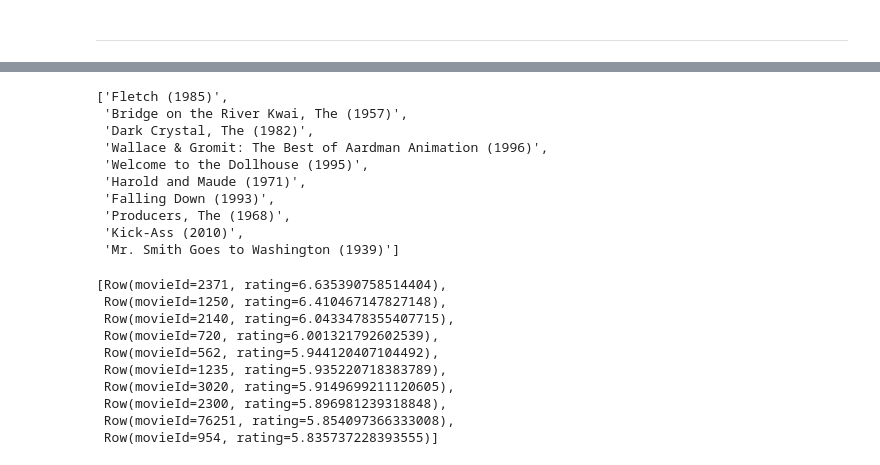
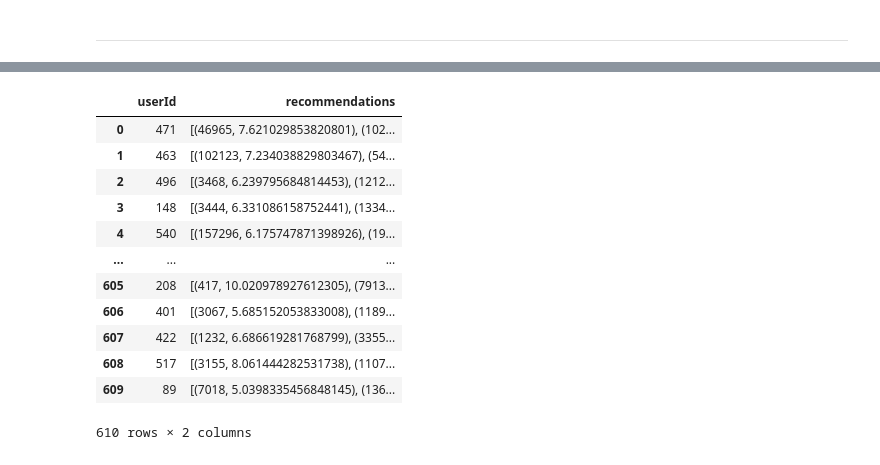
Before and after one commit to mohammad-khamlan/Movie-Recommendation-System, a Jupyter notebook: Model.ipynb, the cells around one changed output, grey strips where cells are left out. Cells and saved outputs as stored; diff of their text form; code cells hidden in the pictures.

Commit message:
model based approach

```diff
--- a/Model.ipynb
+++ b/Model.ipynb
@@ -462,26 +333,36 @@ user_1_movie = list(itertools.chain.from_iterable(user_1_movie))
-# %%
-user_1_movie
-# %% [output]
-['Fletch (1985)',
- 'Bridge on the River Kwai, The (1957)',
- 'Dark Crystal, The (1982)',
- 'Wallace & Gromit: The Best of Aardman Animation (1996)',
- 'Welcome to the Dollhouse (1995)',
- 'Harold and Maude (1971)',
- 'Falling Down (1993)',
- 'Producers, The (1968)',
- 'Kick-Ass (2010)',
- 'Mr. Smith Goes to Washington (1939)']
+# %%
+spark = SparkSession.builder.appName('Recommendation_system').getOrCreate()
+
+df = spark.read.csv("movie_recommendation.csv" , inferSchema = True , header = True)
+df_rating = df.select(df['userId'],df['movieId'],df['rating'])
+
+(training, test) = df_rating.randomSplit([0.8, 0.2])
+
+als_model = ALS(maxIter = 10,regParam = 0.01, rank = 10, userCol = "userId", itemCol = "movieId",ratingCol = "rating", coldStartStrategy = "drop")
+model = als_model.fit(training)
+
+predictions = model.transform(test)
+
+spark.createDataFrame
+prediction = predictions.select("*").toPandas()
+
+user_recs = model.recommendForAllUsers(20)
+
+spark.createDataFrame
+result_recomendation_user = user_recs.select("*").toPandas()
 # %%
-result_recomendation_user["recommendations"][133]
+result_recomendation_user
 # %% [output]
+|  | userId | recommendations |
+| 0 | 471 | [(46965, 7.621029853820801), (102... |
+| 1 | 463 | [(102123, 7.234038829803467), (54... |
+| 2 | 496 | [(3468, 6.239795684814453), (1212... |
+| 3 | 148 | [(3444, 6.331086158752441), (1334... |
+| 4 | 540 | [(157296, 6.175747871398926), (19... |
+| ... | ... | ... |
+| 605 | 208 | [(417, 10.020978927612305), (7913... |
+| 606 | 401 | [(3067, 5.685152053833008), (1189... |
+| 607 | 422 | [(1232, 6.686619281768799), (3355... |
+| 608 | 517 | [(3155, 8.061444282531738), (1107... |
+| 609 | 89 | [(7018, 5.0398335456848145), (136... |
-[Row(movieId=2371, rating=6.635390758514404),
- Row(movieId=1250, rating=6.410467147827148),
- Row(movieId=2140, rating=6.0433478355407715),
- Row(movieId=720, rating=6.001321792602539),
- Row(movieId=562, rating=5.944120407104492),
- Row(movieId=1235, rating=5.935220718383789),
- Row(movieId=3020, rating=5.9149699211120605),
- Row(movieId=2300, rating=5.896981239318848),
- Row(movieId=76251, rating=5.854097366333008),
- Row(movieId=954, rating=5.835737228393555)]
+610 rows × 2 columns
```
Also changed, not shown: parts of 30 cells of this notebook.
